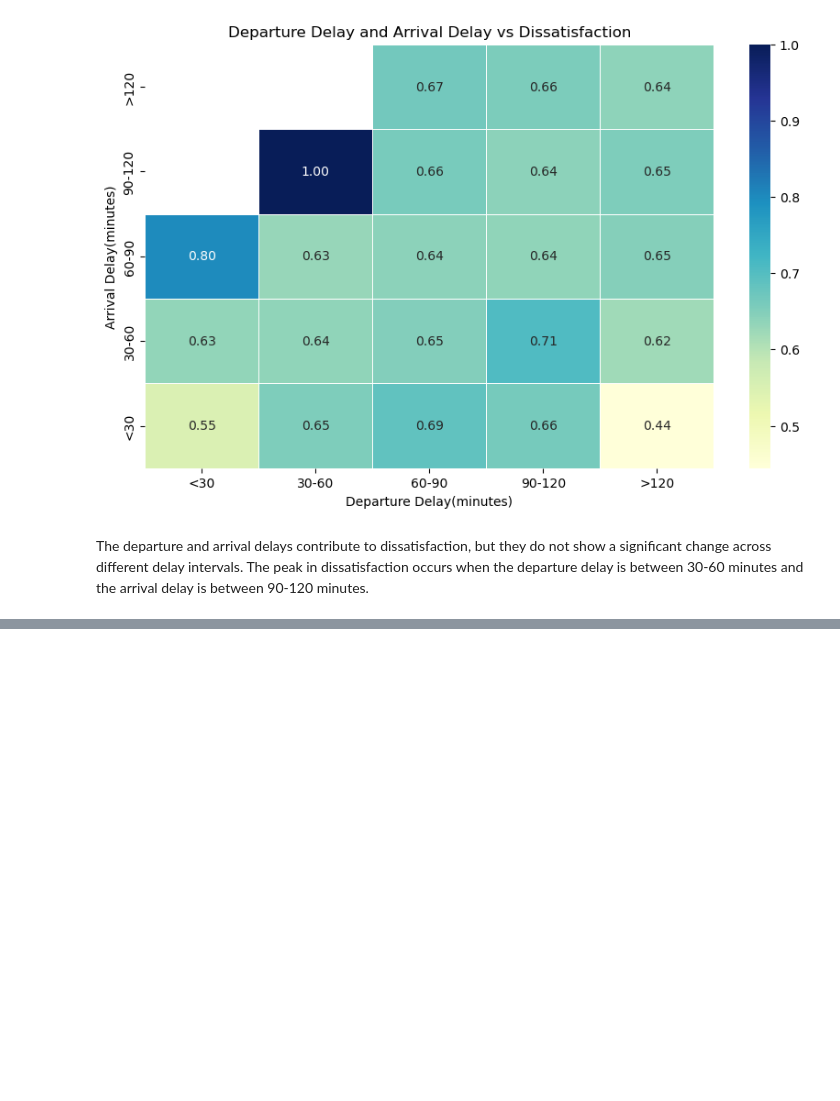
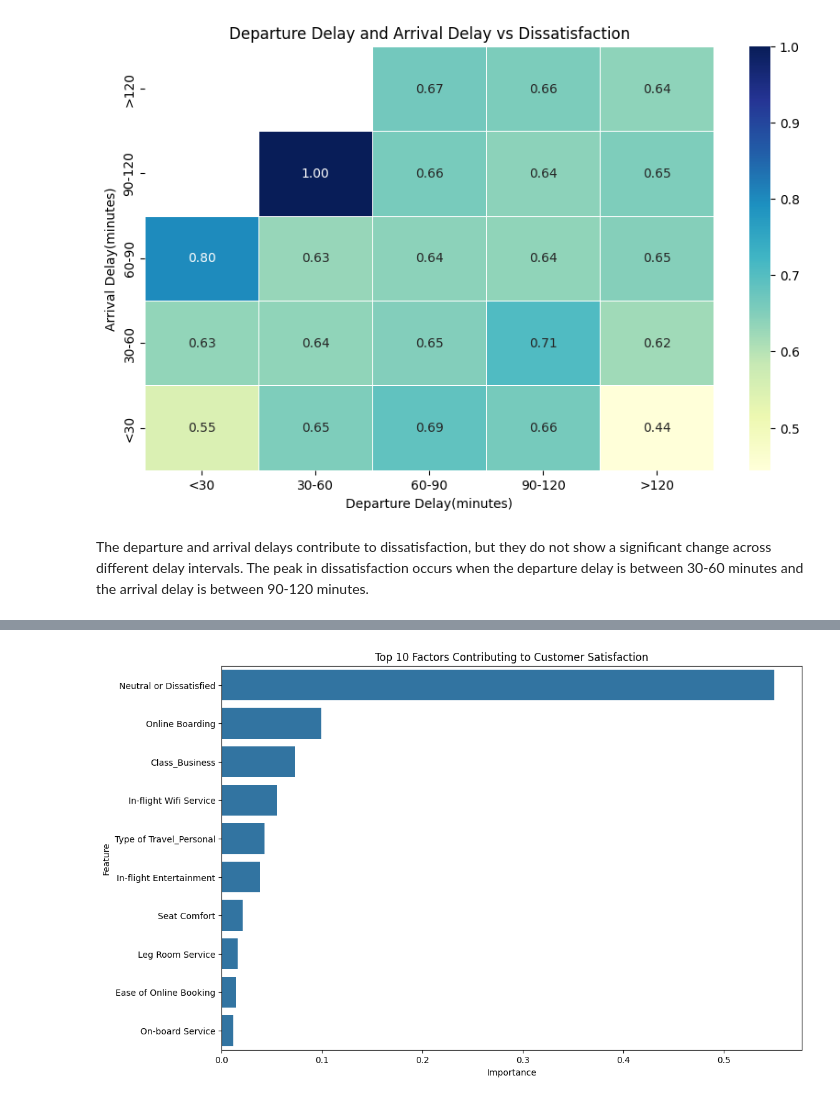
Before and after one commit to samamaryna/team_project, a Jupyter notebook: Project_2.ipynb, the cells around one changed output, grey strips where cells are left out. Cells and saved outputs as stored; diff of their text form; code cells hidden in the pictures; blank space fills up the shorter version.

```diff
--- a/Project_2.ipynb
+++ b/Project_2.ipynb
@@ -739,0 +741,11 @@ The departure and arrival delays contribute to dissatisfaction, but they do not
+# %%
+# Define features and target
+X = df.drop('Satisfaction_Satisfied', axis=1)
+y = df['Satisfaction_Satisfied']
+# %%
+# Split the data into training and testing sets
+X_train, X_test, y_train, y_test = train_test_split(X, y, test_size=0.2, random_state=42)
+
+# Train a RandomForestClassifier to determine feature importance
+model = RandomForestClassifier(n_estimators=100, random_state=42)
+model.fit(X_train, y_train)
@@ -739,0 +754,9 @@ The departure and arrival delays contribute to dissatisfaction, but they do not
+# %%
+# Get feature importances
+importances = model.feature_importances_
+feature_names = X.columns
+feature_importance_df = pd.DataFrame({'Feature': feature_names, 'Importance': importances})
+# %%
+# Sort the dataframe by importance
+feature_importance_df = feature_importance_df.sort_values(by='Importance', ascending=False)
+print(feature_importance_df.head(10))
@@ -739,0 +775,10 @@ The departure and arrival delays contribute to dissatisfaction, but they do not
+# %%
+# Plot the top 10 features contributing to satisfaction
+plt.figure(figsize=(12, 8))
+sns.barplot(x='Importance', y='Feature', data=feature_importance_df.head(10))
+plt.title('Top 10 Factors Contributing to Customer Satisfaction')
+plt.xlabel('Importance')
+plt.ylabel('Feature')
+plt.show()
+# %% [output]
+[figure, added]
```
Also changed, not shown: parts of 20 cells of this notebook.
